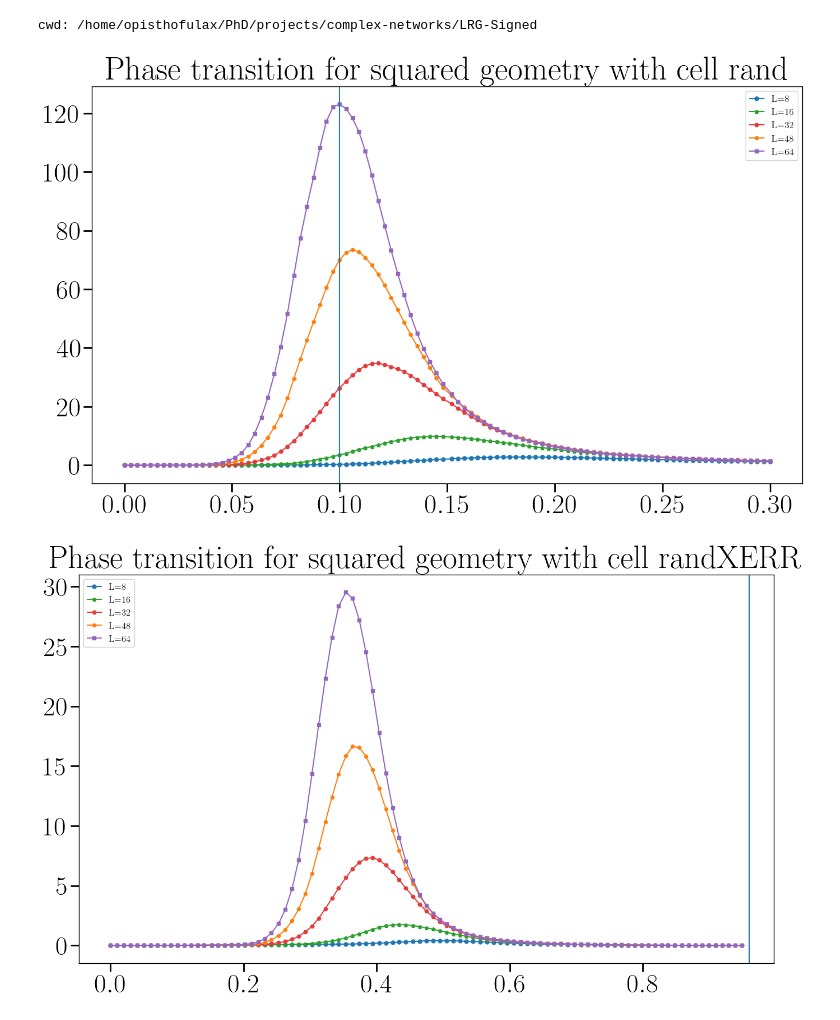
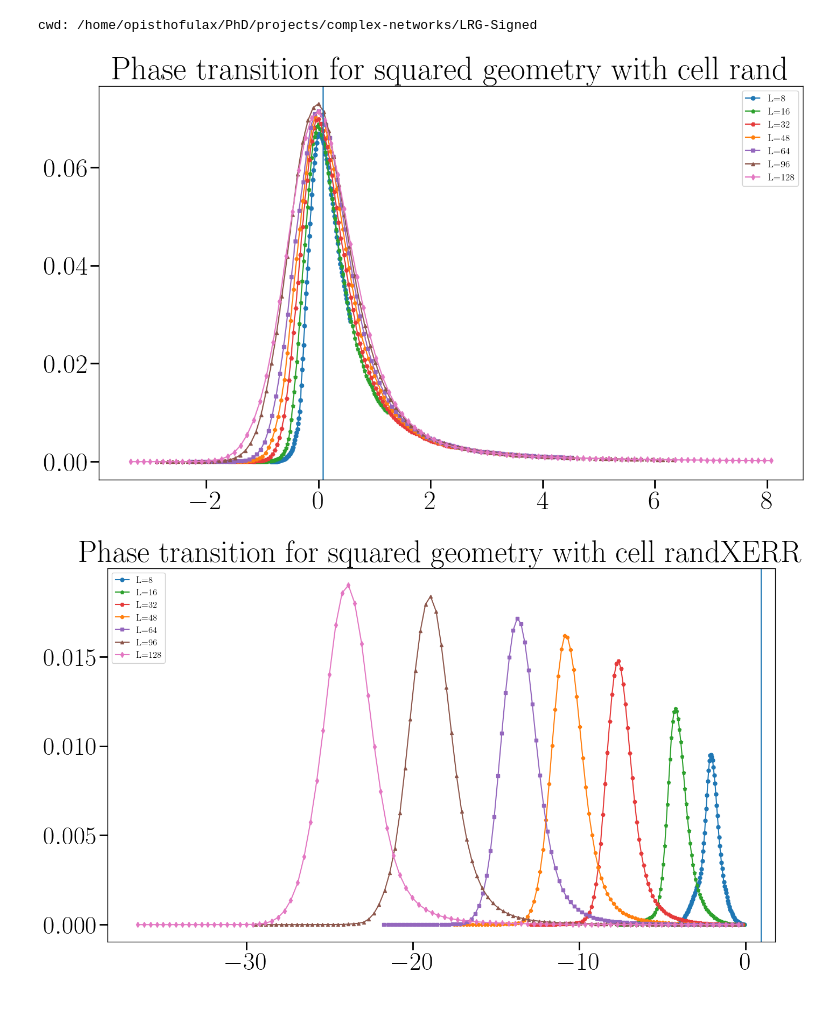
Before and after one commit to giulioiannelli/lrgsglib-public, a Jupyter notebook: ipynb/suppfig04_phtra.ipynb, the cells around one changed output. Drawn from its saved outputs; the diff is of its cells as text; code cells hidden in the pictures.

```diff
--- a/ipynb/suppfig04_phtra.ipynb
+++ b/ipynb/suppfig04_phtra.ipynb
@@ -10,7 +10,7 @@ plt.style.use("ipynb/nb_plotsheet.mplstyle")
 # %% [output]
 cwd: /home/opisthofulax/PhD/projects/complex-networks/LRG-Signed
 # %%
-sides = [8, 16, 32, 48, 64]
+sides = [8, 16, 32, 48, 64, 96, 128]
 datpath = "phase_transition_l2d/"
 geometry_cell_dict = {'squared': L2D_RAND_CELL_LIST,
                     'triangular': L2D_RAND_CELL_LIST,
@@ -45,19 +45,25 @@ def read_files_to_2d_array(folder_path, keyword):
 
     return data_2d_array
 # %%
+pc = {}
 for geo,cells in geometry_cell_dict.items():
+    pc[geo] = {}
     for cell in cells:
+        pc[geo][cell] = []
         plt.close('all')
         plt.figure()
         plt.title(f"Phase transition for {geo} geometry with cell {cell}")
         for L in sides:
             l = Lattice2D(L, geo=geo, initNwDict=True, with_positions=False, sgpath=datpath)
             data_2d_array = np.array(read_files_to_2d_array(l.phtrapath, cell)).astype(float)
             data_2d_array = data_2d_array[np.argsort(data_2d_array[:, 0])]
-            plt.plot(data_2d_array[:, 0], gaussian_filter(data_2d_array[:, 7]*l.N,sigma=1), label=f"L={L}")
-        plt.axvline(x=data_2d_array[np.argmax( gaussian_filter(data_2d_array[:, 7]*l.N,sigma=1)), 0])
+            y = gaussian_filter(data_2d_array[:, 7]*l.N,sigma=1)
+            pc_val = data_2d_array[np.argmax(y), 0]
+            plt.plot(L**(3/4)*(data_2d_array[:, 0]-pc_val), y*L**(-129/72), label=f"L={L}")
+            pc[geo][cell].append(pc_val)
+        plt.axvline(x=pc_val)
         plt.legend()
         plt.show()
 # %% [output]
-[figure, old version]
+[figure, new version]
-[figure, old version]
+[figure, new version]
```
Also changed, not shown: parts of 4 cells of this notebook, 3 other files.
